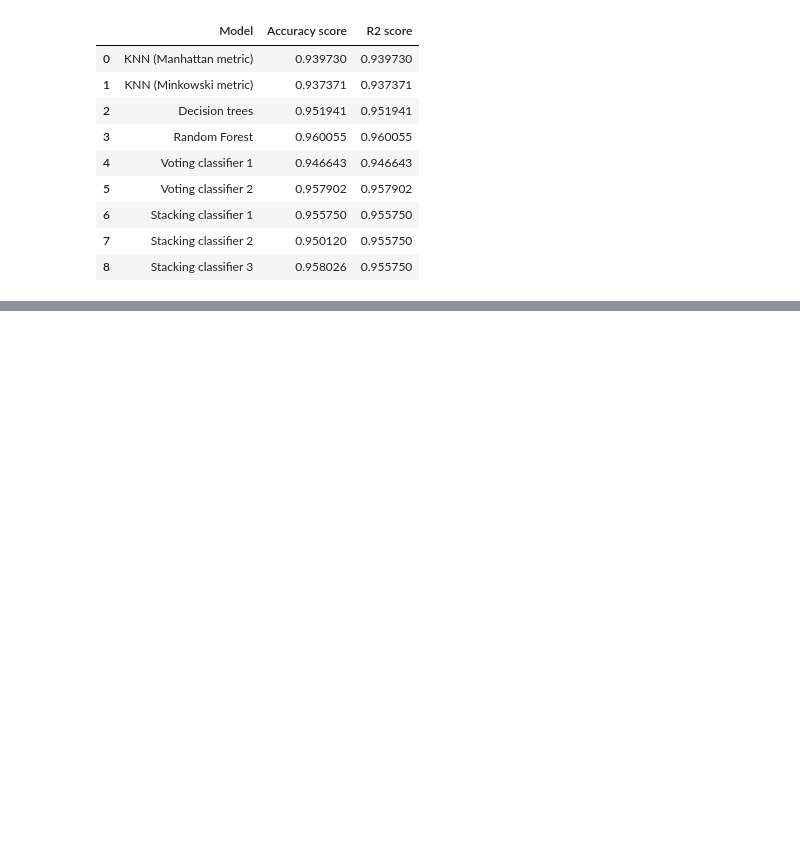
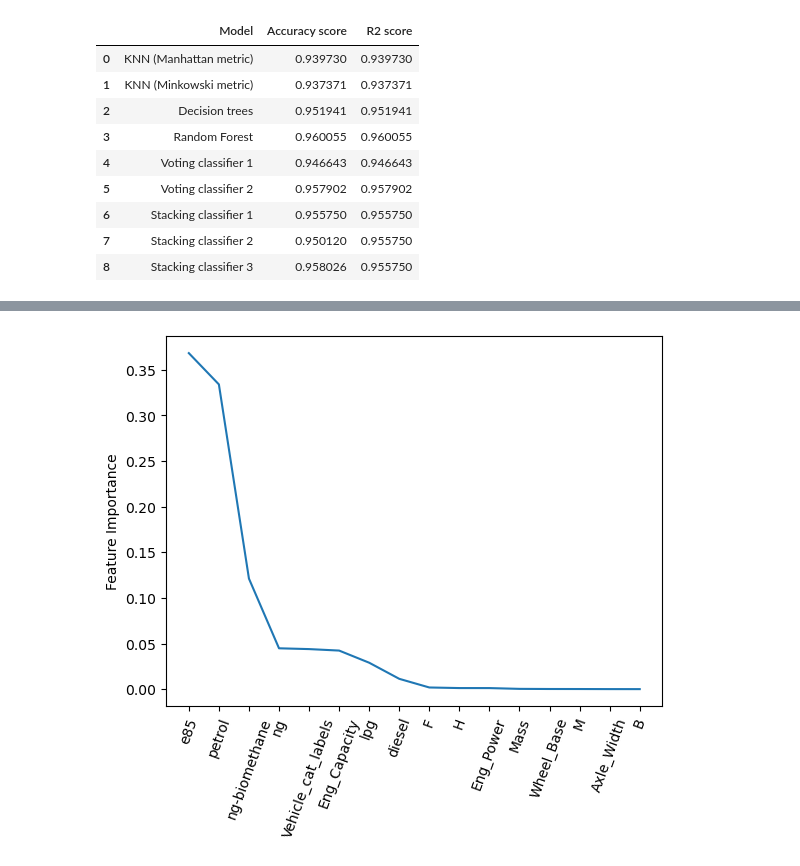
Before and after one commit to PinelopiM/ProjectCO2, a Jupyter notebook: CO2 project_Machine Learning models.ipynb, the cells around one changed output, grey strips where cells are left out. Cells and saved outputs as stored; diff of their text form; code cells hidden in the pictures; blank space fills up the shorter version.

```diff
--- a/CO2 project_Machine Learning models.ipynb
+++ b/CO2 project_Machine Learning models.ipynb
@@ -1117,0 +1232,7 @@ all_scores.head(15)
+# %%
+#Plot feature importance
+plt.plot(feature_importance_df.Feature,feature_importance_df.Importance)
+plt.ylabel('Feature Importance')
+plt.xticks(rotation = 70);
+# %% [output]
+[figure, added]
```
Also changed, not shown: parts of 15 cells of this notebook.
